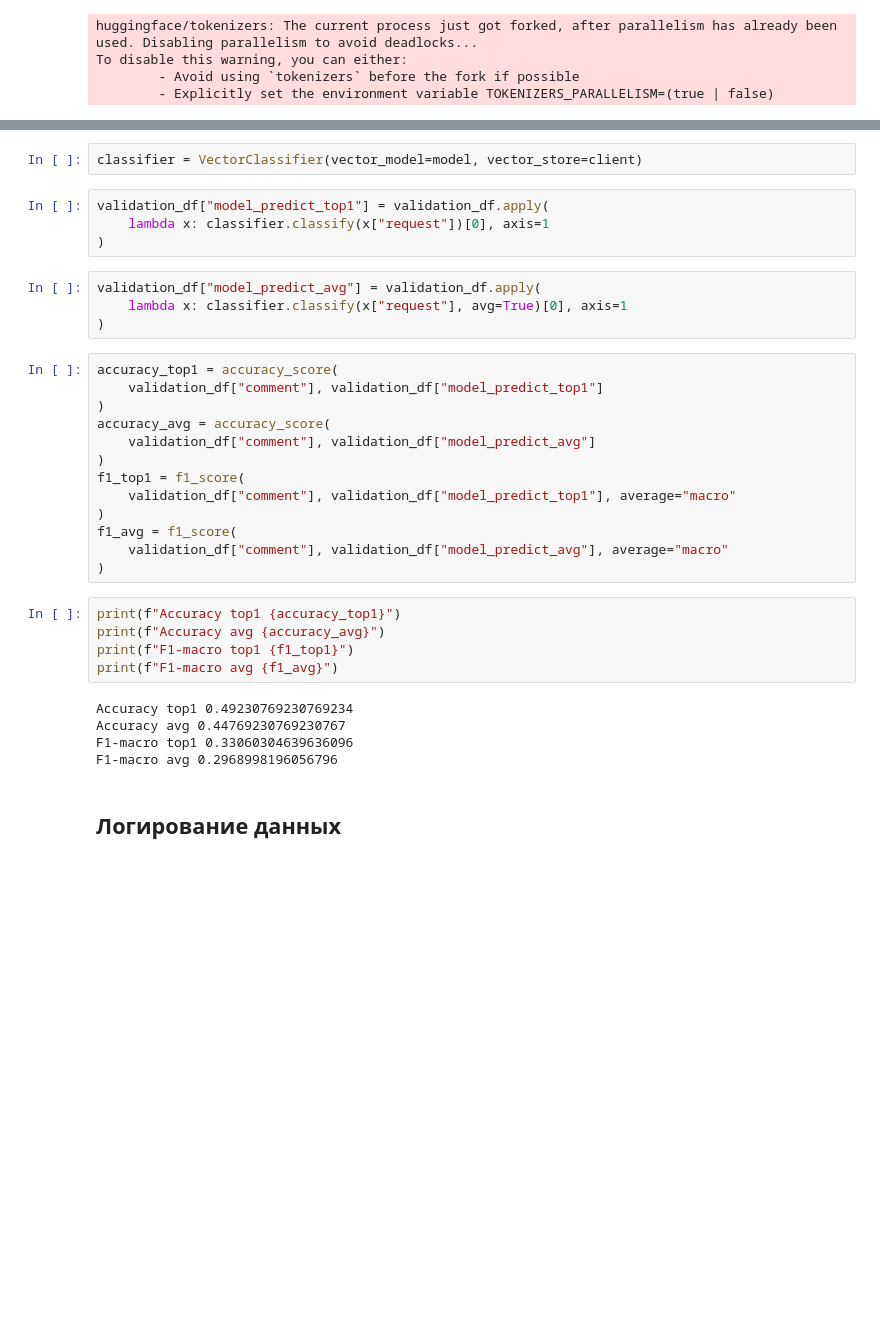
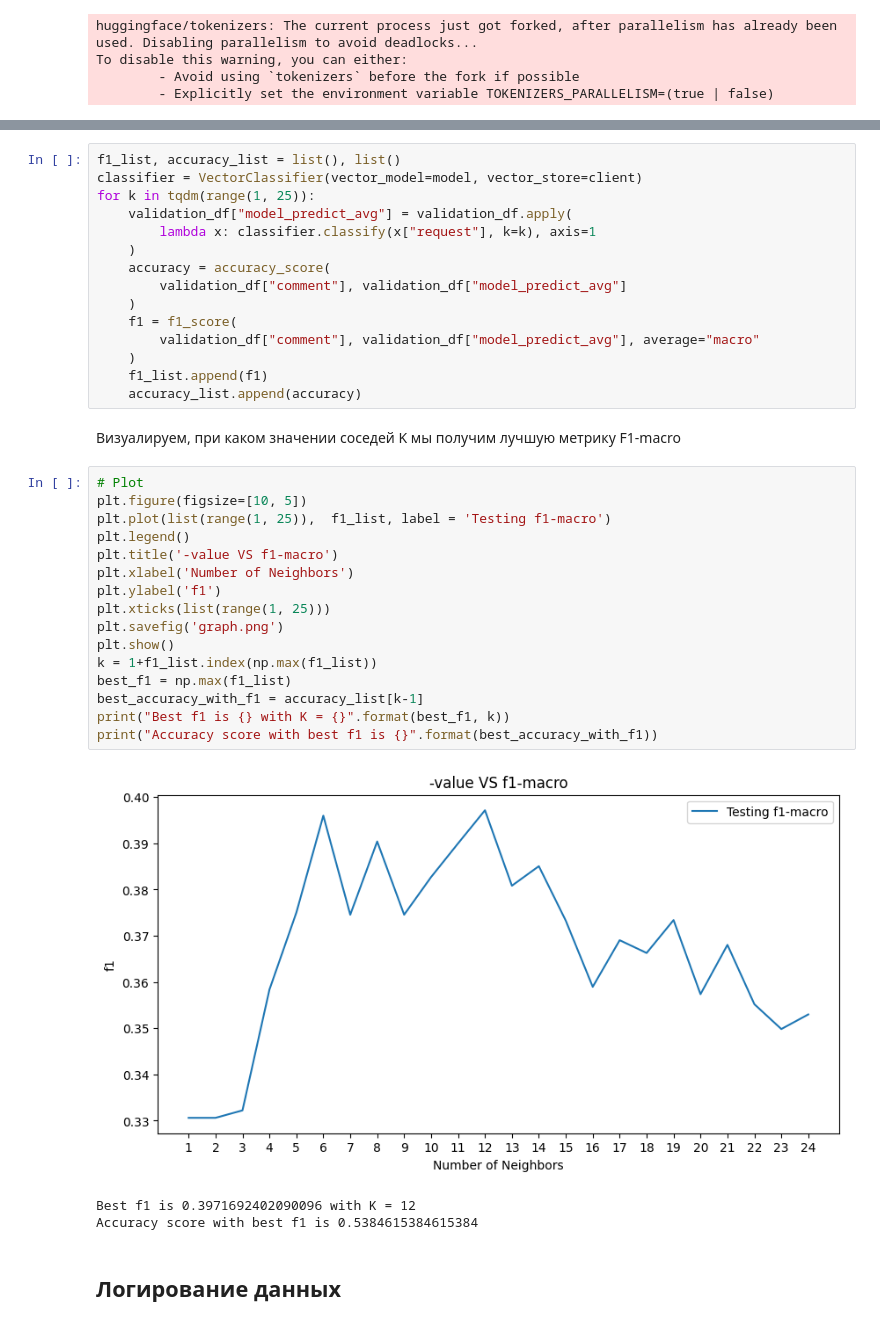
Before and after one commit to DmitryChatBotov/intent-classifier, a Jupyter notebook: notebooks/LaBSE_inference.ipynb, the cells around one changed output, grey strips where cells are left out. Cells and saved outputs as stored; diff of their text form; blank space fills up the shorter version.

```diff
--- a/notebooks/LaBSE_inference.ipynb
+++ b/notebooks/LaBSE_inference.ipynb
@@ -195,36 +178,40 @@ class VectorClassifier:
 # %%
+f1_list, accuracy_list = list(), list()
 classifier = VectorClassifier(vector_model=model, vector_store=client)
+for k in tqdm(range(1, 25)):
+    validation_df["model_predict_avg"] = validation_df.apply(
+        lambda x: classifier.classify(x["request"], k=k), axis=1
+    )
+    accuracy = accuracy_score(
+        validation_df["comment"], validation_df["model_predict_avg"]
+    )
+    f1 = f1_score(
+        validation_df["comment"], validation_df["model_predict_avg"], average="macro"
+    )
+    f1_list.append(f1)
+    accuracy_list.append(accuracy)
-# %%
-validation_df["model_predict_top1"] = validation_df.apply(
-    lambda x: classifier.classify(x["request"])[0], axis=1
-)
-# %%
-validation_df["model_predict_avg"] = validation_df.apply(
-    lambda x: classifier.classify(x["request"], avg=True)[0], axis=1
-)
-# %%
-accuracy_top1 = accuracy_score(
-    validation_df["comment"], validation_df["model_predict_top1"]
-)
-accuracy_avg = accuracy_score(
-    validation_df["comment"], validation_df["model_predict_avg"]
-)
-f1_top1 = f1_score(
-    validation_df["comment"], validation_df["model_predict_top1"], average="macro"
-)
-f1_avg = f1_score(
-    validation_df["comment"], validation_df["model_predict_avg"], average="macro"
-)
-# %%
-print(f"Accuracy top1 {accuracy_top1}")
-print(f"Accuracy avg {accuracy_avg}")
-print(f"F1-macro top1 {f1_top1}")
-print(f"F1-macro avg {f1_avg}")
-# %% [output]
-Accuracy top1 0.49230769230769234
-Accuracy avg 0.44769230769230767
-F1-macro top1 0.33060304639636096
-F1-macro avg 0.2968998196056796
+# %% [markdown]
+Визуалируем, при каком значении соседей K мы получим лучшую метрику F1-macro
+# %%
+# Plot
+plt.figure(figsize=[10, 5])
+plt.plot(list(range(1, 25)),  f1_list, label = 'Testing f1-macro')
+plt.legend()
+plt.title('-value VS f1-macro')
+plt.xlabel('Number of Neighbors')
+plt.ylabel('f1')
+plt.xticks(list(range(1, 25)))
+plt.savefig('graph.png')
+plt.show()
+k = 1+f1_list.index(np.max(f1_list))
+best_f1 = np.max(f1_list)
+best_accuracy_with_f1 = accuracy_list[k-1]
+print("Best f1 is {} with K = {}".format(best_f1, k))
+print("Accuracy score with best f1 is {}".format(best_accuracy_with_f1))
+# %% [output]
+[figure, added]
+Best f1 is 0.3971692402090096 with K = 12
+Accuracy score with best f1 is 0.5384615384615384
 # %% [markdown]
 ## Логирование данных
 # %%
```
Also changed, not shown: parts of 7 cells of this notebook.
